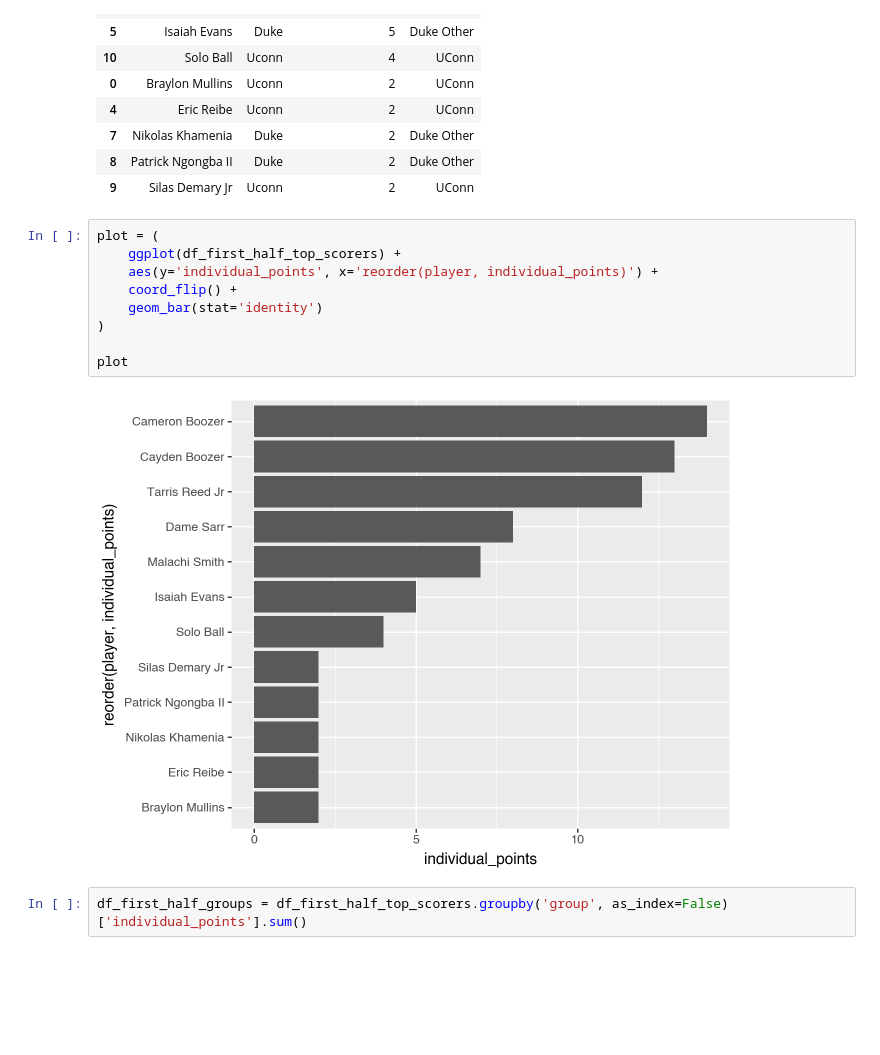
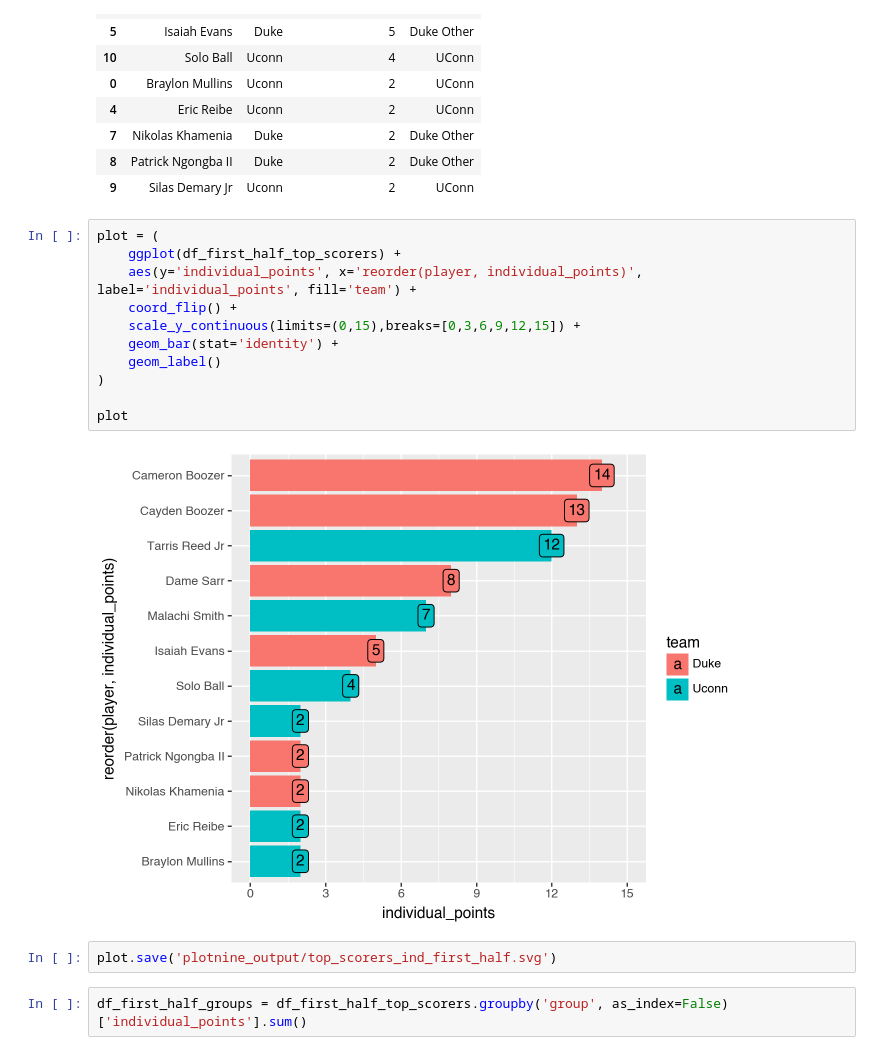
Before and after one commit to hgorledeenn/duke-uconn-game, a Jupyter notebook: data_wrangling.ipynb, the cells around one changed output. Saved outputs shown, nothing was run; the diff lists cells and outputs as text; blank space fills up the shorter version.

Commit message:
updated wrangling and chart design

```diff
--- a/data_wrangling.ipynb
+++ b/data_wrangling.ipynb
@@ -206,14 +208,18 @@ df_first_half_top_scorers.sort_values('individual_points', ascending=False)
 # %%
 plot = (
     ggplot(df_first_half_top_scorers) +
-    aes(y='individual_points', x='reorder(player, individual_points)') +
+    aes(y='individual_points', x='reorder(player, individual_points)', label='individual_points', fill='team') +
     coord_flip() +
-    geom_bar(stat='identity')
+    scale_y_continuous(limits=(0,15),breaks=[0,3,6,9,12,15]) +
+    geom_bar(stat='identity') +
+    geom_label()
 )
 
 plot
 # %% [output]
-[figure, old version]
+[figure, new version]
+# %%
+plot.save('plotnine_output/top_scorers_ind_first_half.svg')
 # %%
 df_first_half_groups = df_first_half_top_scorers.groupby('group', as_index=False)['individual_points'].sum()
 # %%
```
Also changed, not shown: parts of 4 cells of this notebook, 6 other files.
